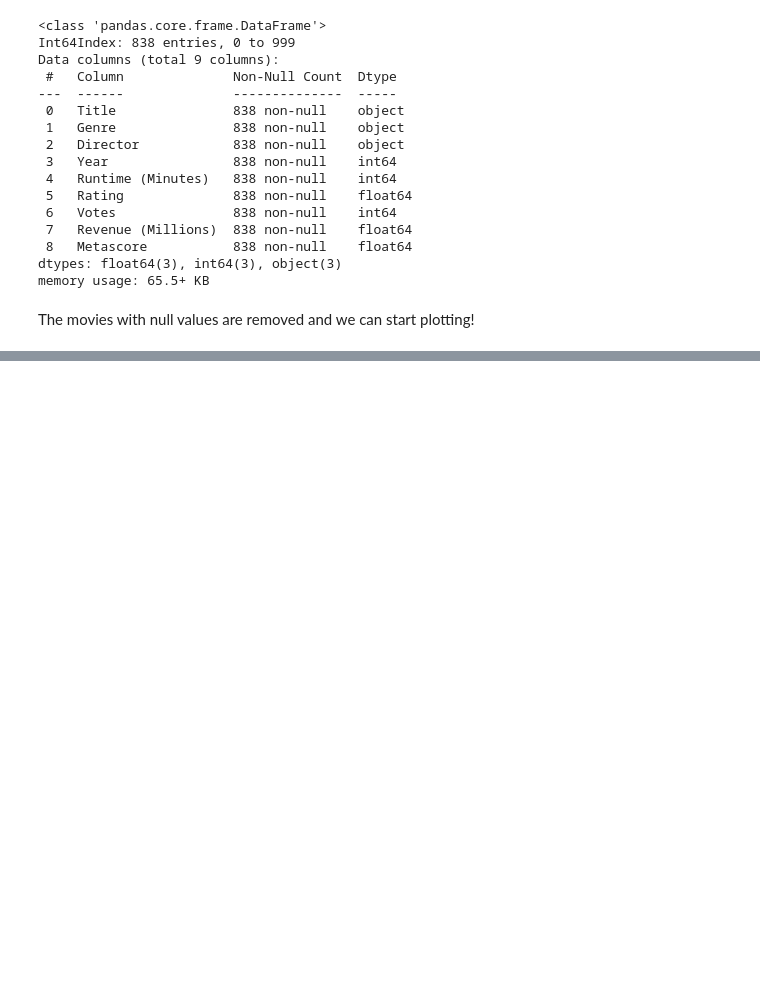
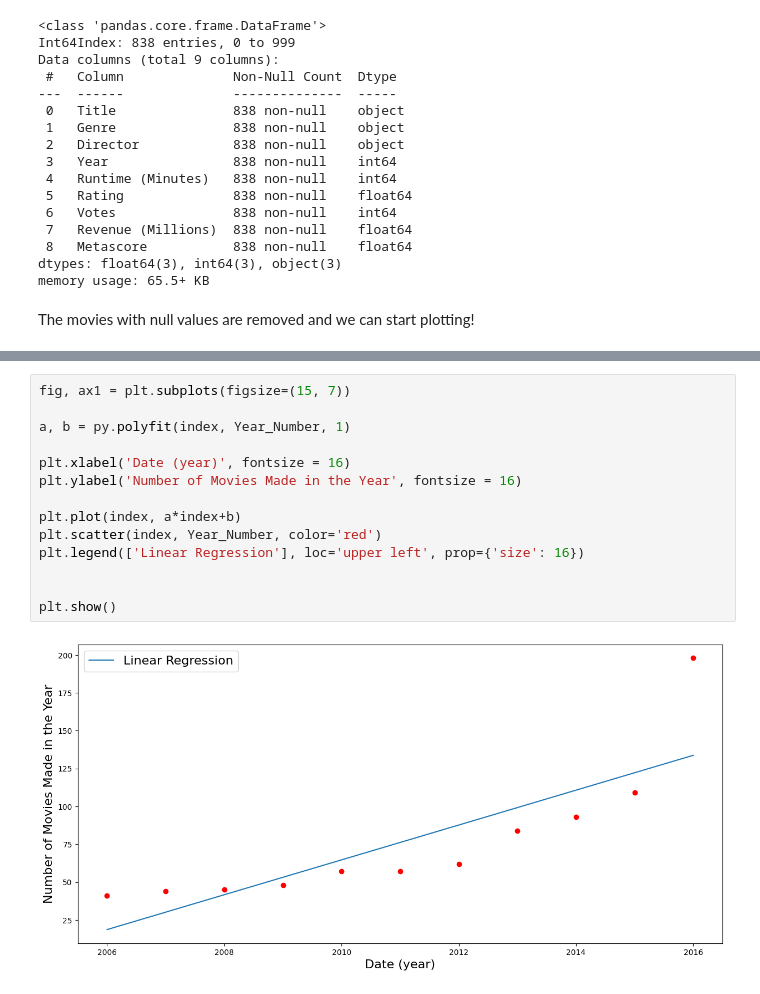
Before and after one commit to LinusTC/IMDBMovies, a Jupyter notebook: CW3.ipynb, the cells around one changed output, grey strips where cells are left out. Drawn from its saved outputs; the diff is of its cells as text; blank space fills up the shorter version.

```diff
--- a/CW3.ipynb
+++ b/CW3.ipynb
@@ -87,0 +138,16 @@ The movies with null values are removed and we can start plotting!
+# %%
+fig, ax1 = plt.subplots(figsize=(15, 7))
+
+a, b = py.polyfit(index, Year_Number, 1)
+
+plt.xlabel('Date (year)', fontsize = 16)
+plt.ylabel('Number of Movies Made in the Year', fontsize = 16)
+
+plt.plot(index, a*index+b)
+plt.scatter(index, Year_Number, color='red')
+plt.legend(['Linear Regression'], loc='upper left', prop={'size': 16})
+
+
+plt.show()
+# %% [output]
+[figure, added]
```
Also changed, not shown: parts of 7 cells of this notebook.
